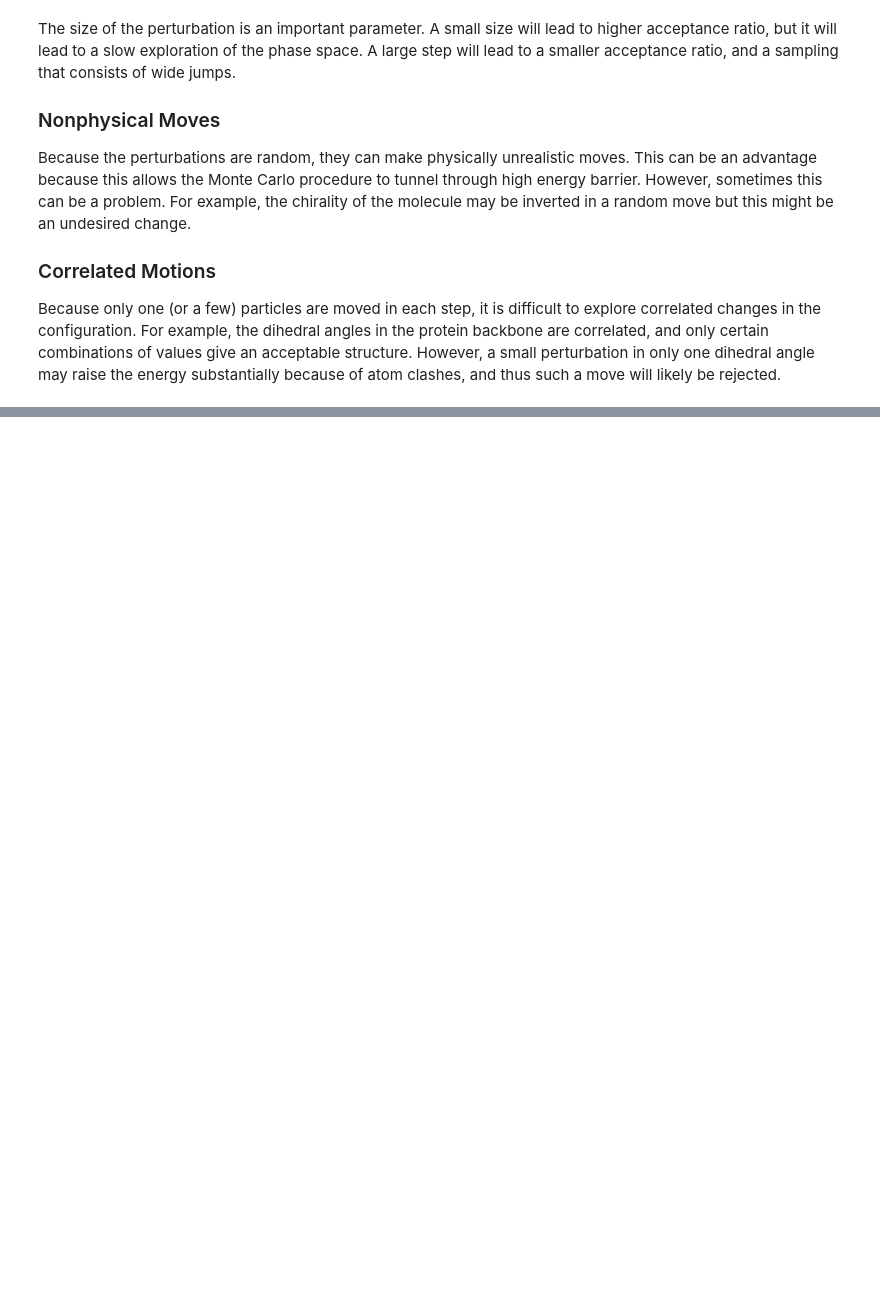
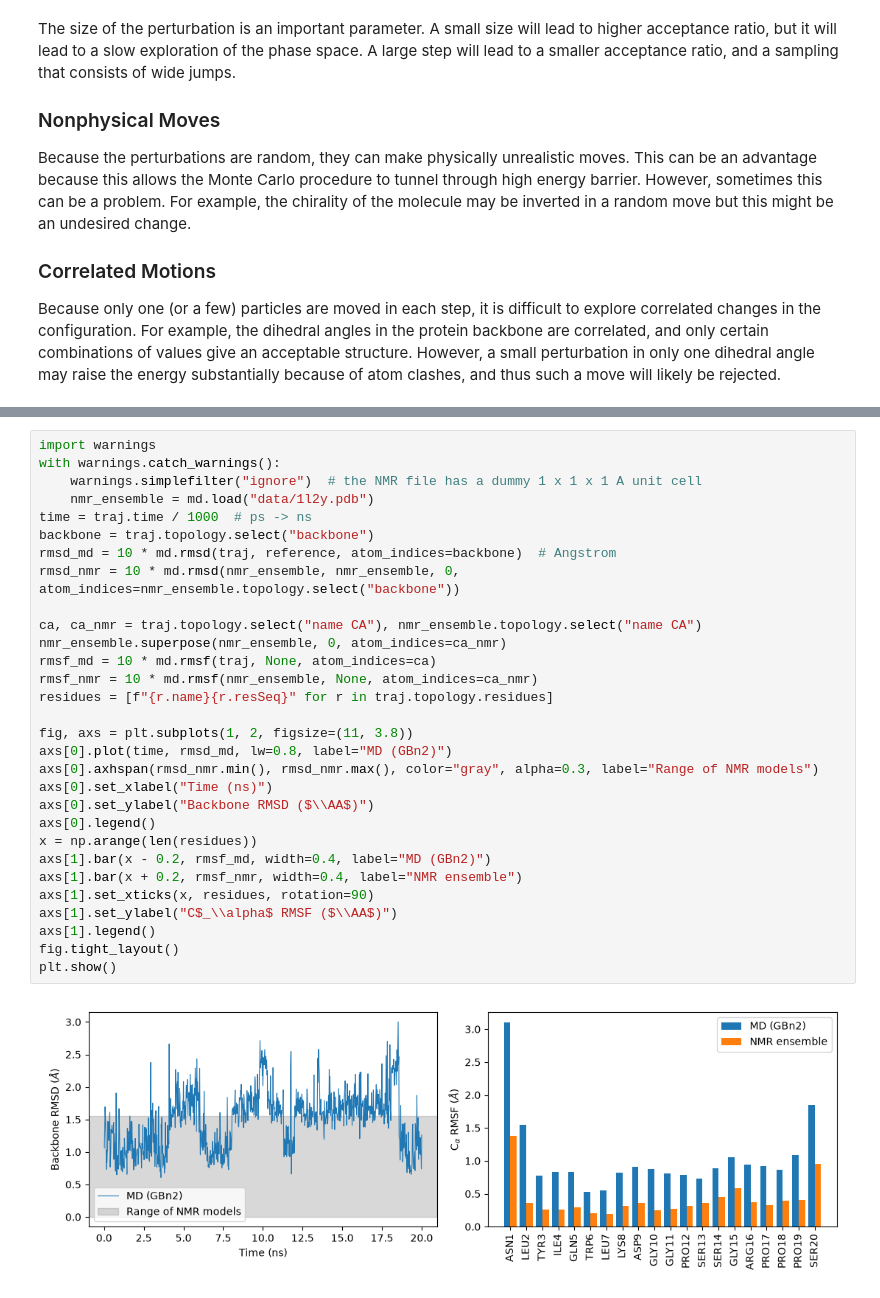
Before and after one commit to alenaizan/CHEM_313, a Jupyter notebook: 11_molecular_dynamics/molecular_dynamics_monte_carlo.ipynb, the cells around one changed output, grey strips where cells are left out. Drawn from its saved outputs; the diff is of its cells as text; blank space fills up the shorter version.

```diff
--- a/11_molecular_dynamics/molecular_dynamics_monte_carlo.ipynb
+++ b/11_molecular_dynamics/molecular_dynamics_monte_carlo.ipynb
@@ -248,0 +460,32 @@ In umbrella sampling, a bias is introduced in order to allow the system to overc
+# %%
+import warnings
+with warnings.catch_warnings():
+    warnings.simplefilter("ignore")  # the NMR file has a dummy 1 x 1 x 1 A unit cell
+    nmr_ensemble = md.load("data/1l2y.pdb")
+time = traj.time / 1000  # ps -> ns
+backbone = traj.topology.select("backbone")
+rmsd_md = 10 * md.rmsd(traj, reference, atom_indices=backbone)  # Angstrom
+rmsd_nmr = 10 * md.rmsd(nmr_ensemble, nmr_ensemble, 0, atom_indices=nmr_ensemble.topology.select("backbone"))
+
+ca, ca_nmr = traj.topology.select("name CA"), nmr_ensemble.topology.select("name CA")
+nmr_ensemble.superpose(nmr_ensemble, 0, atom_indices=ca_nmr)
+rmsf_md = 10 * md.rmsf(traj, None, atom_indices=ca)
+rmsf_nmr = 10 * md.rmsf(nmr_ensemble, None, atom_indices=ca_nmr)
+residues = [f"{r.name}{r.resSeq}" for r in traj.topology.residues]
+
+fig, axs = plt.subplots(1, 2, figsize=(11, 3.8))
+axs[0].plot(time, rmsd_md, lw=0.8, label="MD (GBn2)")
+axs[0].axhspan(rmsd_nmr.min(), rmsd_nmr.max(), color="gray", alpha=0.3, label="Range of NMR models")
+axs[0].set_xlabel("Time (ns)")
+axs[0].set_ylabel("Backbone RMSD ($\\AA$)")
+axs[0].legend()
+x = np.arange(len(residues))
+axs[1].bar(x - 0.2, rmsf_md, width=0.4, label="MD (GBn2)")
+axs[1].bar(x + 0.2, rmsf_nmr, width=0.4, label="NMR ensemble")
+axs[1].set_xticks(x, residues, rotation=90)
+axs[1].set_ylabel("C$_\\alpha$ RMSF ($\\AA$)")
+axs[1].legend()
+fig.tight_layout()
+plt.show()
+# %% [output]
+[figure, added]
```
Also changed, not shown: parts of 42 cells of this notebook, 18 other files.
